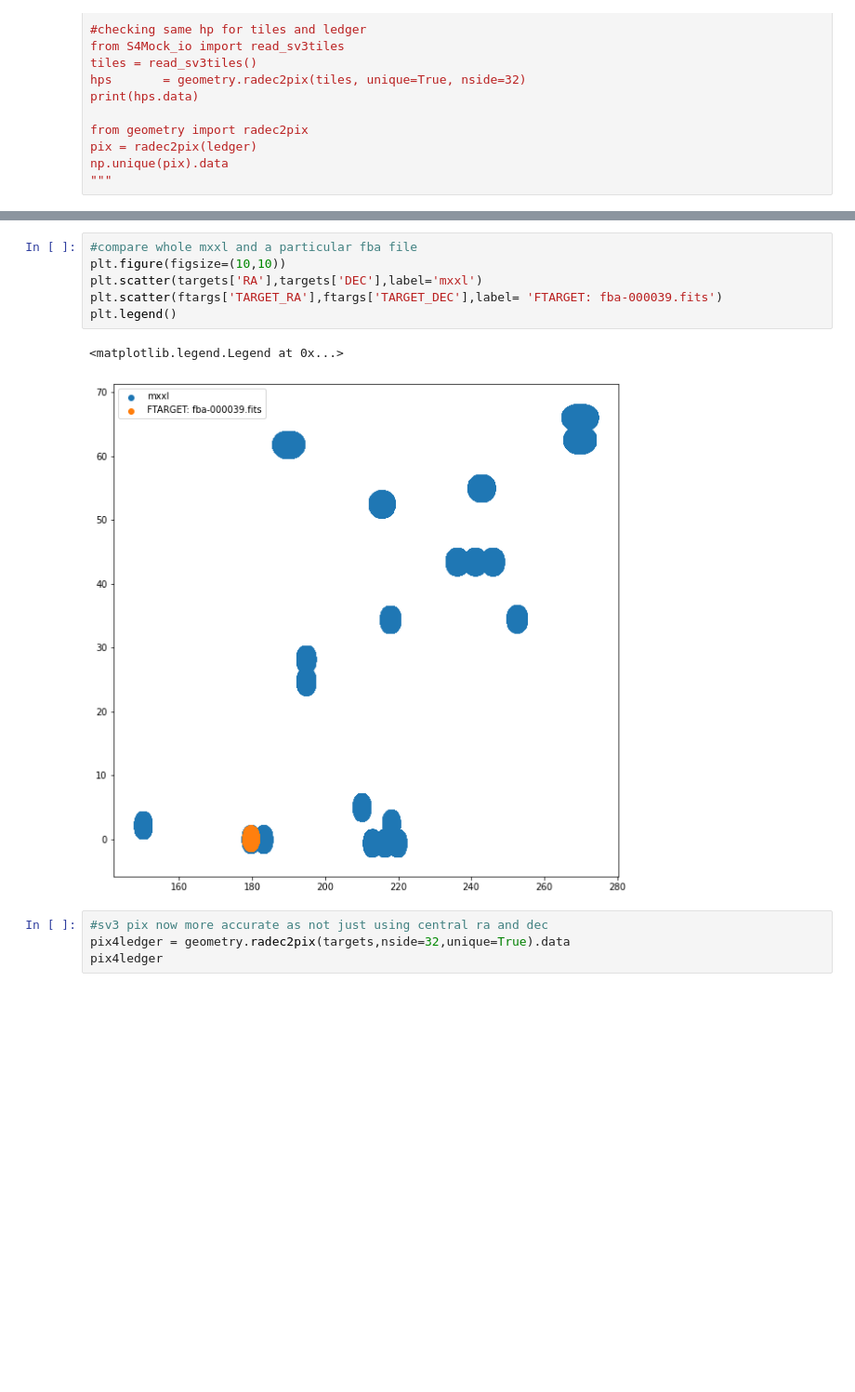
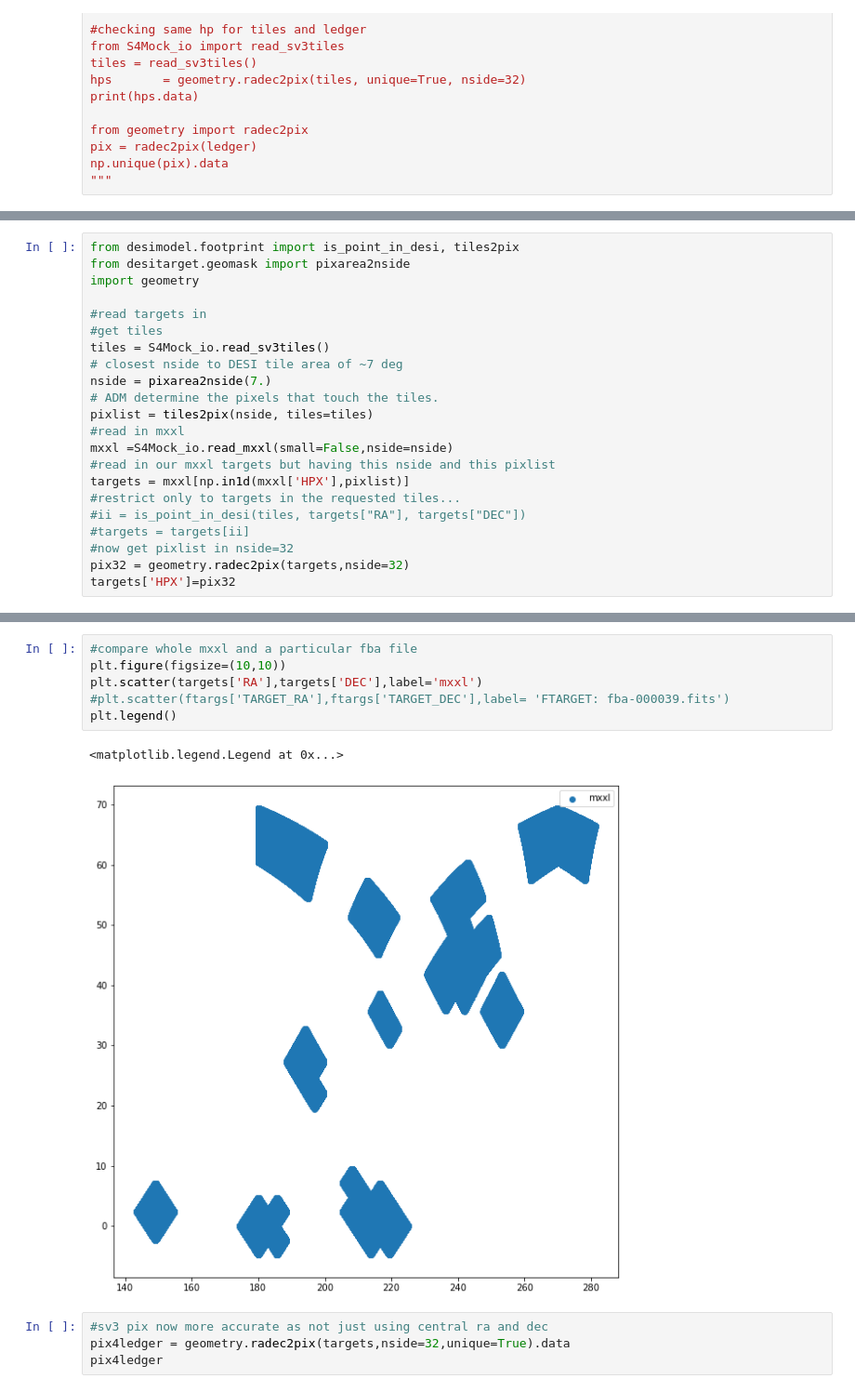
Before and after one commit to leahbigwood/S4Mock, a Jupyter notebook: mock_fatile_work.ipynb, the cells around one changed output, grey strips where cells are left out. Shown at 93% size. Drawn from its saved outputs; the diff is of its cells as text; blank space fills up the shorter version.

```diff
--- a/mock_fatile_work.ipynb
+++ b/mock_fatile_work.ipynb
@@ -184,3 +188,25 @@ targets = targets[ii]
 #now get pixlist in nside=32
 pix32 = geometry.radec2pix(targets,nside=32)
 targets['HPX']=pix32
+# %%
+from desimodel.footprint import is_point_in_desi, tiles2pix
+from desitarget.geomask import pixarea2nside
+import geometry
+
+#read targets in
+#get tiles
+tiles = S4Mock_io.read_sv3tiles()
+# closest nside to DESI tile area of ~7 deg
+nside = pixarea2nside(7.)
+# ADM determine the pixels that touch the tiles.
+pixlist = tiles2pix(nside, tiles=tiles)
+#read in mxxl
+mxxl =S4Mock_io.read_mxxl(small=False,nside=nside)
+#read in our mxxl targets but having this nside and this pixlist
+targets = mxxl[np.in1d(mxxl['HPX'],pixlist)]
+#restrict only to targets in the requested tiles...
+#ii = is_point_in_desi(tiles, targets["RA"], targets["DEC"])
+#targets = targets[ii]
+#now get pixlist in nside=32
+pix32 = geometry.radec2pix(targets,nside=32)
+targets['HPX']=pix32
@@ -187,12 +234,12 @@ targets['HPX']=pix32
 # %%
 #compare whole mxxl and a particular fba file
 plt.figure(figsize=(10,10))
 plt.scatter(targets['RA'],targets['DEC'],label='mxxl')
-plt.scatter(ftargs['TARGET_RA'],ftargs['TARGET_DEC'],label= 'FTARGET: fba-000039.fits')
+#plt.scatter(ftargs['TARGET_RA'],ftargs['TARGET_DEC'],label= 'FTARGET: fba-000039.fits')
 plt.legend()
 # %% [output]
 <matplotlib.legend.Legend at 0x...>
-[figure, old version]
+[figure, new version]
 # %%
 #sv3 pix now more accurate as not just using central ra and dec
 pix4ledger = geometry.radec2pix(targets,nside=32,unique=True).data
```
Also changed, not shown: parts of 25 cells of this notebook, 7 other files.
